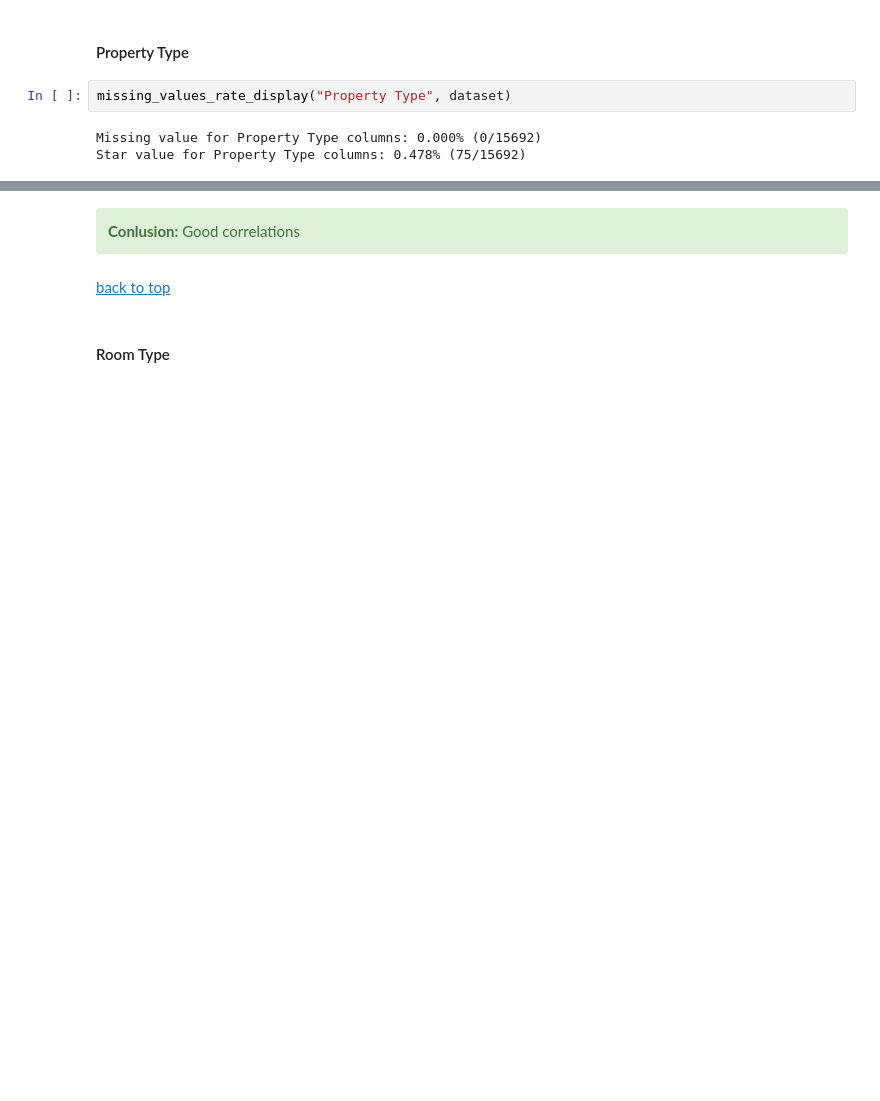
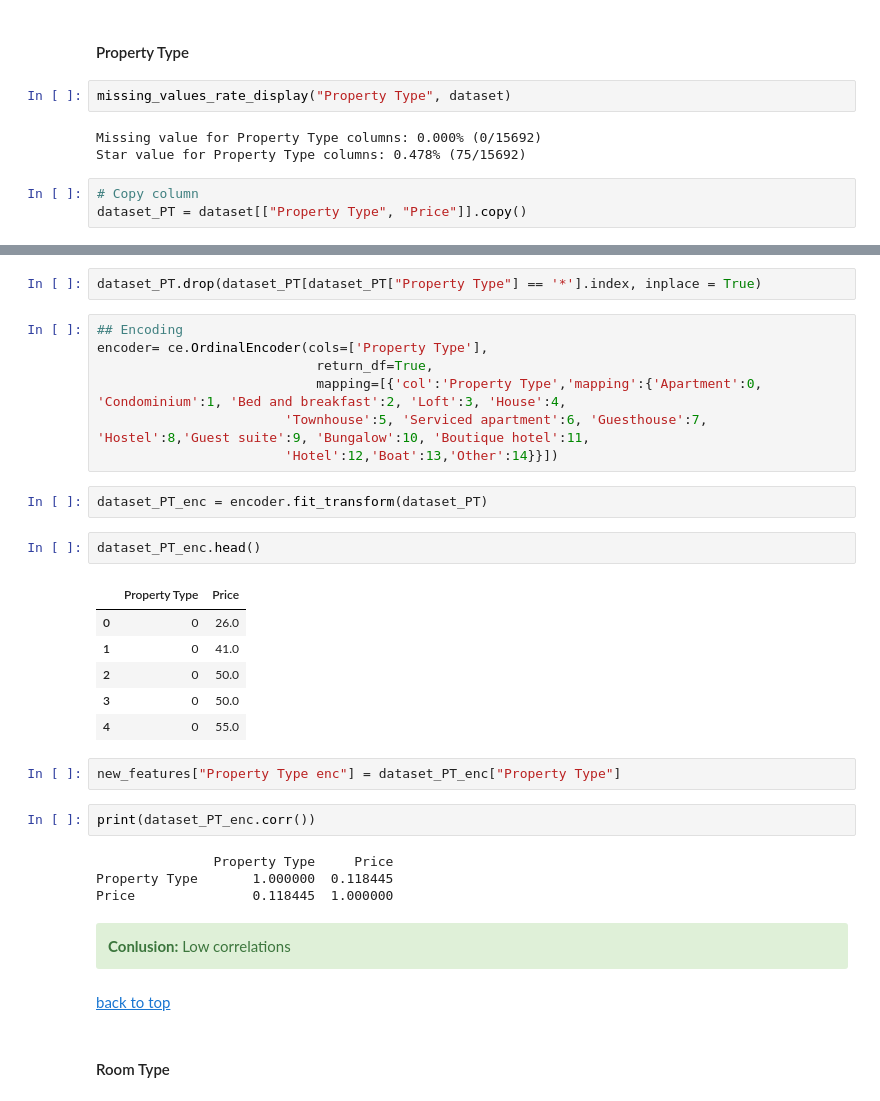
Before and after one commit to flaviendeseure/Airbnb_berlin_price_prediction, a Jupyter notebook: Projet - Airbnb Berlin Price Prediction.ipynb, the cells around one changed output, grey strips where cells are left out. Drawn from its saved outputs; the diff is of its cells as text; blank space fills up the shorter version.

Commit message:
Analyse Property Type

```diff
--- a/Projet - Airbnb Berlin Price Prediction.ipynb
+++ b/Projet - Airbnb Berlin Price Prediction.ipynb
@@ -1032,3 +1032,6 @@ missing_values_rate_display("Property Type", dataset)
 # %% [output]
 Missing value for Property Type columns: 0.000% (0/15692)
 Star value for Property Type columns: 0.478% (75/15692)
+# %%
+# Copy column
+dataset_PT = dataset[["Property Type", "Price"]].copy()
@@ -1035,6 +1066,34 @@ Star value for Property Type columns: 0.478% (75/15692)
+# %%
+dataset_PT.drop(dataset_PT[dataset_PT["Property Type"] == '*'].index, inplace = True)
+# %%
+## Encoding
+encoder= ce.OrdinalEncoder(cols=['Property Type'],
+                            return_df=True,
+                            mapping=[{'col':'Property Type','mapping':{'Apartment':0, 'Condominium':1, 'Bed and breakfast':2, 'Loft':3, 'House':4,
+                        'Townhouse':5, 'Serviced apartment':6, 'Guesthouse':7, 'Hostel':8,'Guest suite':9, 'Bungalow':10, 'Boutique hotel':11,
+                        'Hotel':12,'Boat':13,'Other':14}}])
+# %%
+dataset_PT_enc = encoder.fit_transform(dataset_PT)
+# %%
+dataset_PT_enc.head()
+# %% [output]
+|  | Property Type | Price |
+| 0 | 0 | 26.0 |
+| 1 | 0 | 41.0 |
+| 2 | 0 | 50.0 |
+| 3 | 0 | 50.0 |
+| 4 | 0 | 55.0 |
+# %%
+new_features["Property Type enc"] = dataset_PT_enc["Property Type"]
+# %%
+print(dataset_PT_enc.corr())
+# %% [output]
+               Property Type     Price
+Property Type       1.000000  0.118445
+Price               0.118445  1.000000
 # %% [markdown]
 <div class="alert alert-block alert-success">
-<b>Conlusion:</b> Good correlations
+<b>Conlusion:</b> Low correlations
 </div>
 # %% [markdown]
 <a href="#top">back to top</a>
```
Also changed, not shown: parts of 2 cells of this notebook.
